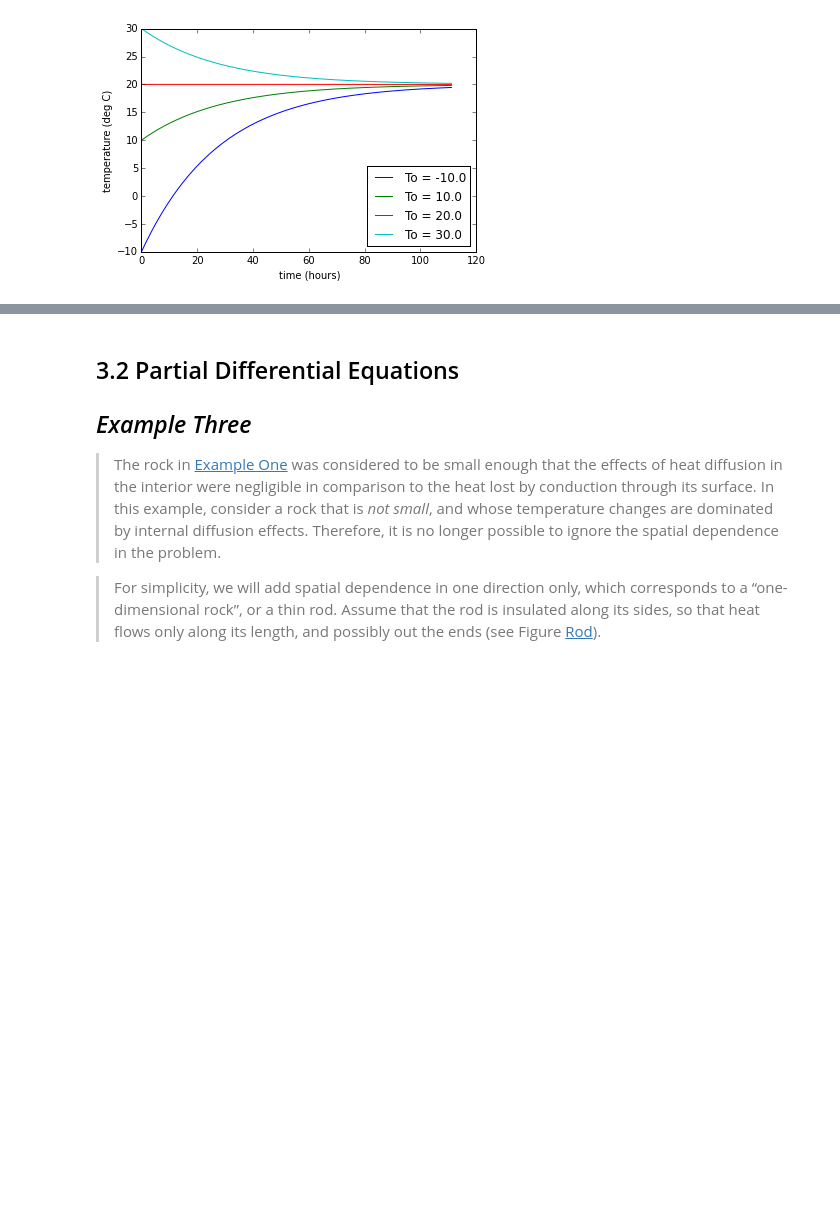
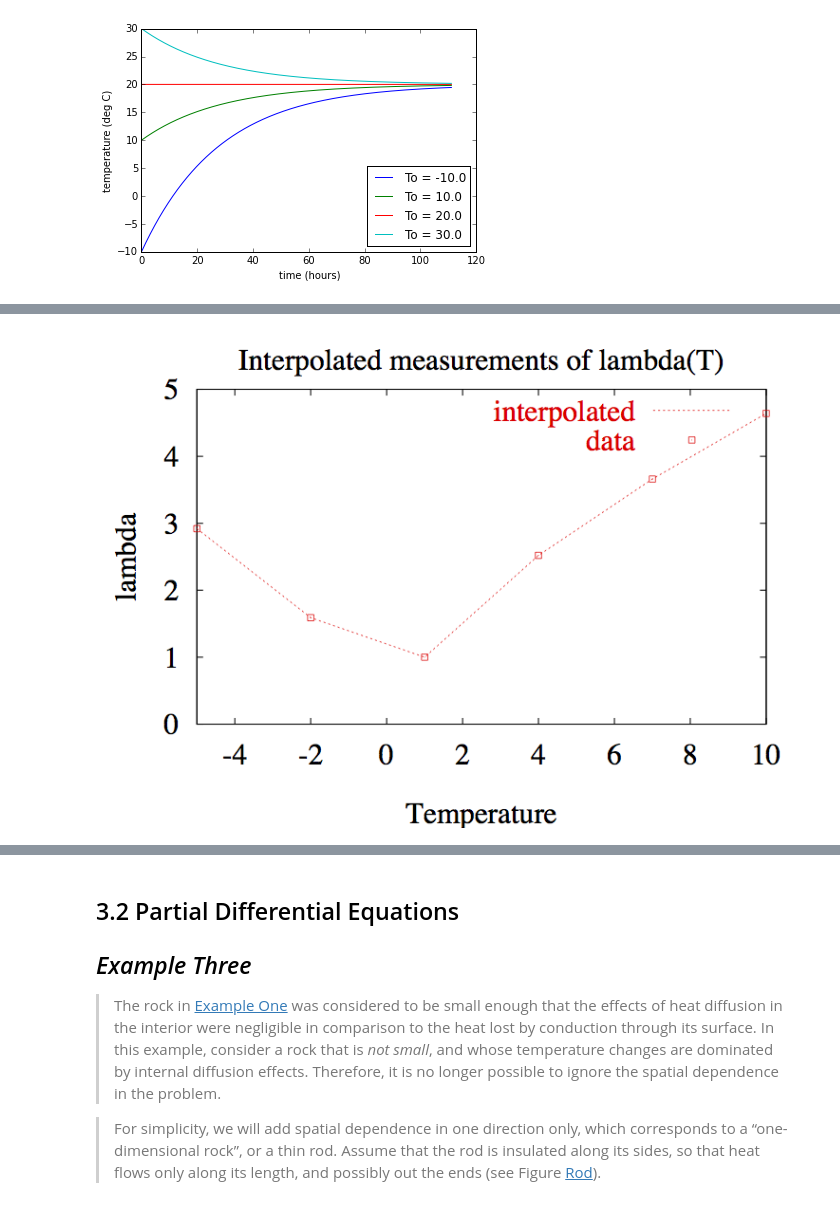
Before and after one commit to tjarnikova/numeric, a Jupyter notebook: lab1/Lab_1.ipynb, the cells around one changed output, grey strips where cells are left out. Saved outputs shown, nothing was run; the diff lists cells and outputs as text; code cells hidden in the pictures; blank space fills up the shorter version.

Commit message:
add table.png and diffusion.png

```diff
--- a/lab1/Lab_1.ipynb
+++ b/lab1/Lab_1.ipynb
@@ -340,0 +317,4 @@ are situations where analytical methods are inadequate.
+# %%
+Image(filename="table/table-interp.png",width='60%')
+# %% [output]
+[figure, added]
```
Also changed, not shown: parts of 7 cells of this notebook.
